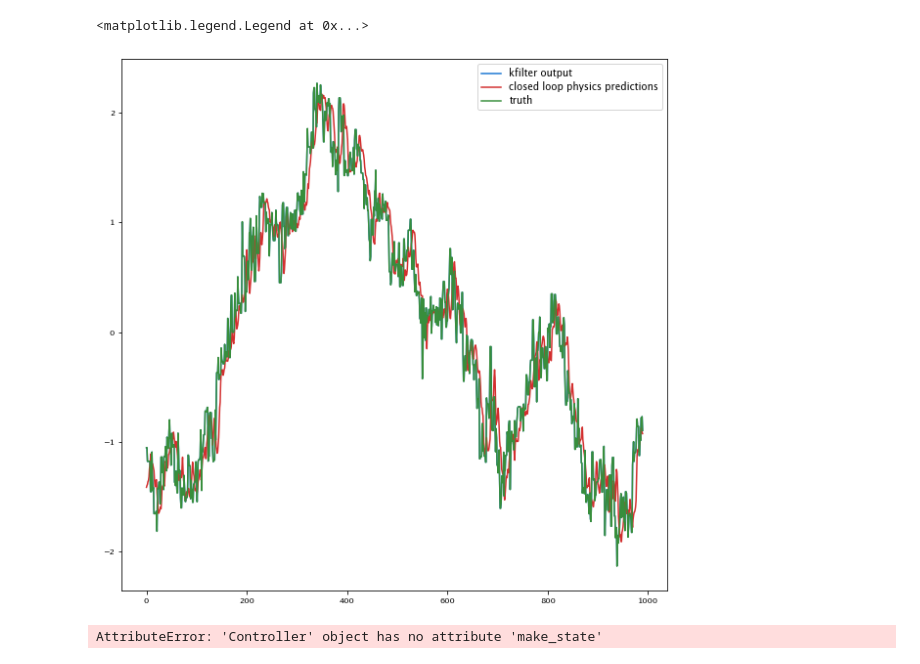
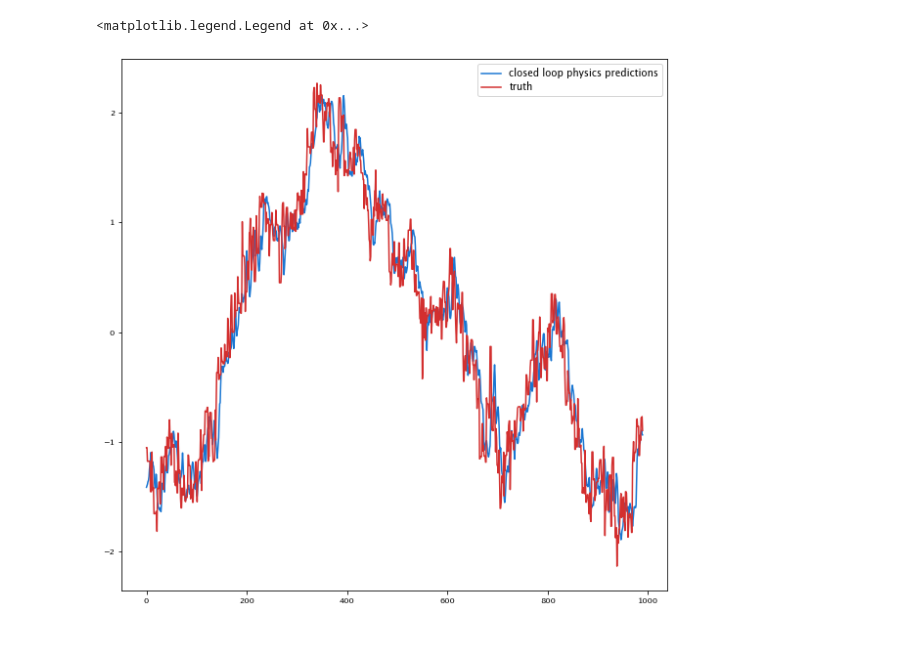
Before and after one commit to aditya-sengupta/tip-tilt-control, a Jupyter notebook: control/dev/final_tester.ipynb, the cells around one changed output. Drawn from its saved outputs; the diff is of its cells as text; code cells hidden in the pictures.

```diff
--- a/control/dev/final_tester.ipynb
+++ b/control/dev/final_tester.ipynb
@@ -8,16 +5,12 @@ impulse = make_impulse(truth[:1000], N=10, plot=True)
 # %%
 plt.figure(figsize=(10,10))
 kalman.kfilter.state = np.flip(truth[1000:1010])
-run, predict = kalman.kfilter.run(truth[1010:2000], save_physics=True)
-plt.plot(run, label = 'kfilter output')
+run, predict = kalman.kfilter.run(truth[1010:2000] + np.random.normal(0, 0.06, (990,)), save_physics=True)
+#plt.plot(run, label = 'kfilter output')
 plt.plot(predict, label='closed loop physics predictions')
 kalman.kfilter.state = np.flip(truth[:10])
 plt.plot(truth[1010:2000], label='truth')
 plt.legend()
 # %% [output]
 <matplotlib.legend.Legend at 0x...>
-[figure, old version]
+[figure, new version]
-# %%
-show_control('kalman')
-# %% [output]
-AttributeError: 'Controller' object has no attribute 'make_state'
```
Also changed, not shown: parts of 3 cells of this notebook, 1 other file.
